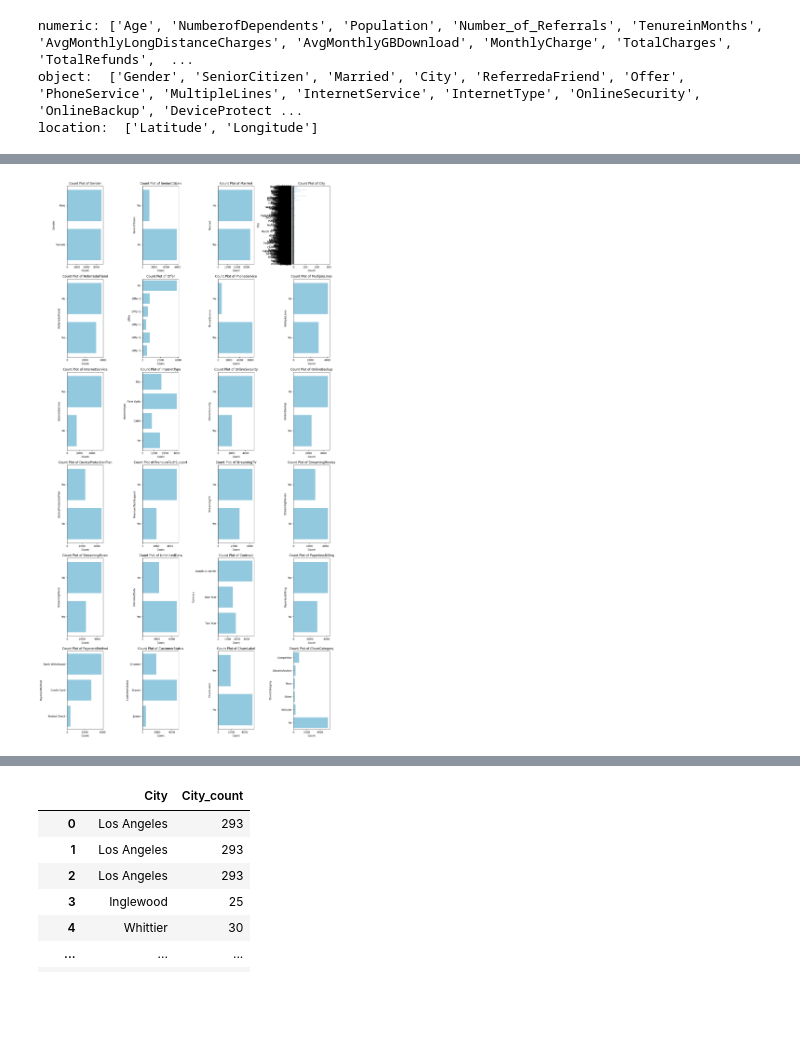
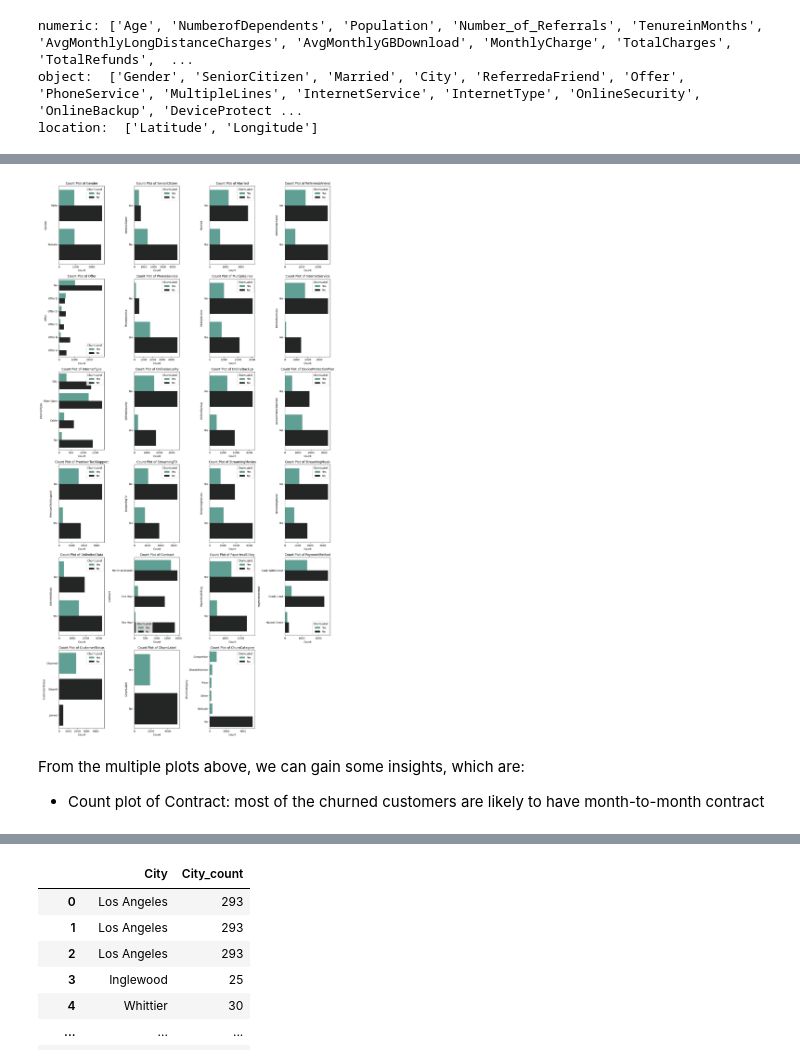
Before and after one commit to Ulderrajd/Data-Analyst-Portfolio, a Jupyter notebook: Python/TelcoCustomer.ipynb, the cells around one changed output, grey strips where cells are left out. Drawn from its saved outputs; the diff is of its cells as text; code cells hidden in the pictures; blank space fills up the shorter version.

```diff
--- a/Python/TelcoCustomer.ipynb
+++ b/Python/TelcoCustomer.ipynb
@@ -108,2 +105,5 @@ print(df['ChurnReason'].unique())
 # %%
 col_w_null = ['Offer', 'InternetType','ChurnCategory','ChurnReason']
+# %%
+for col in col_w_null:
+  print(f'{col}: {df[col].unique()}')
@@ -231,23 +293,26 @@ plot_histplot(df[num])
 # %%
-def plot_countplot(df, color = 'skyblue'):
+def plot_countplot(df, palette = 'dark:#5A9_r', hue = None):
   num_columns = len(df.columns)
   num_rows = (num_columns + 1) // 2
 
   fig, axes = plt.subplots(num_rows, 4 , figsize = (16, 5 * num_rows))
   axes = axes.flatten()
 
   for i, column in enumerate(df.columns):
-    sns.countplot(data = df, y = column, ax = axes[i], color = color)
+    sns.countplot(data = df, y = column, hue = hue, ax = axes[i], palette = palette)
     axes[i].set_ylabel(column)
     axes[i].set_xlabel('Count')
     axes[i].set_title(f'Count Plot of {column}')
 
   for j in range(i+1, len(axes)):
     fig.delaxes(axes[j])
 
   plt.tight_layout()
   plt.show()
-plot_countplot(df[ob].drop(columns = ['ChurnReason']))
+plot_countplot(df[ob].drop(columns = ['ChurnReason', 'City']), hue = 'ChurnLabel')
 # %% [output]
-[figure, old version]
+[figure, new version]
+# %% [markdown]
+From the multiple plots above, we can gain some insights, which are:
+* Count plot of Contract: most of the churned customers are likely to have month-to-month contract
 # %%
```
Also changed, not shown: parts of 77 cells of this notebook.
